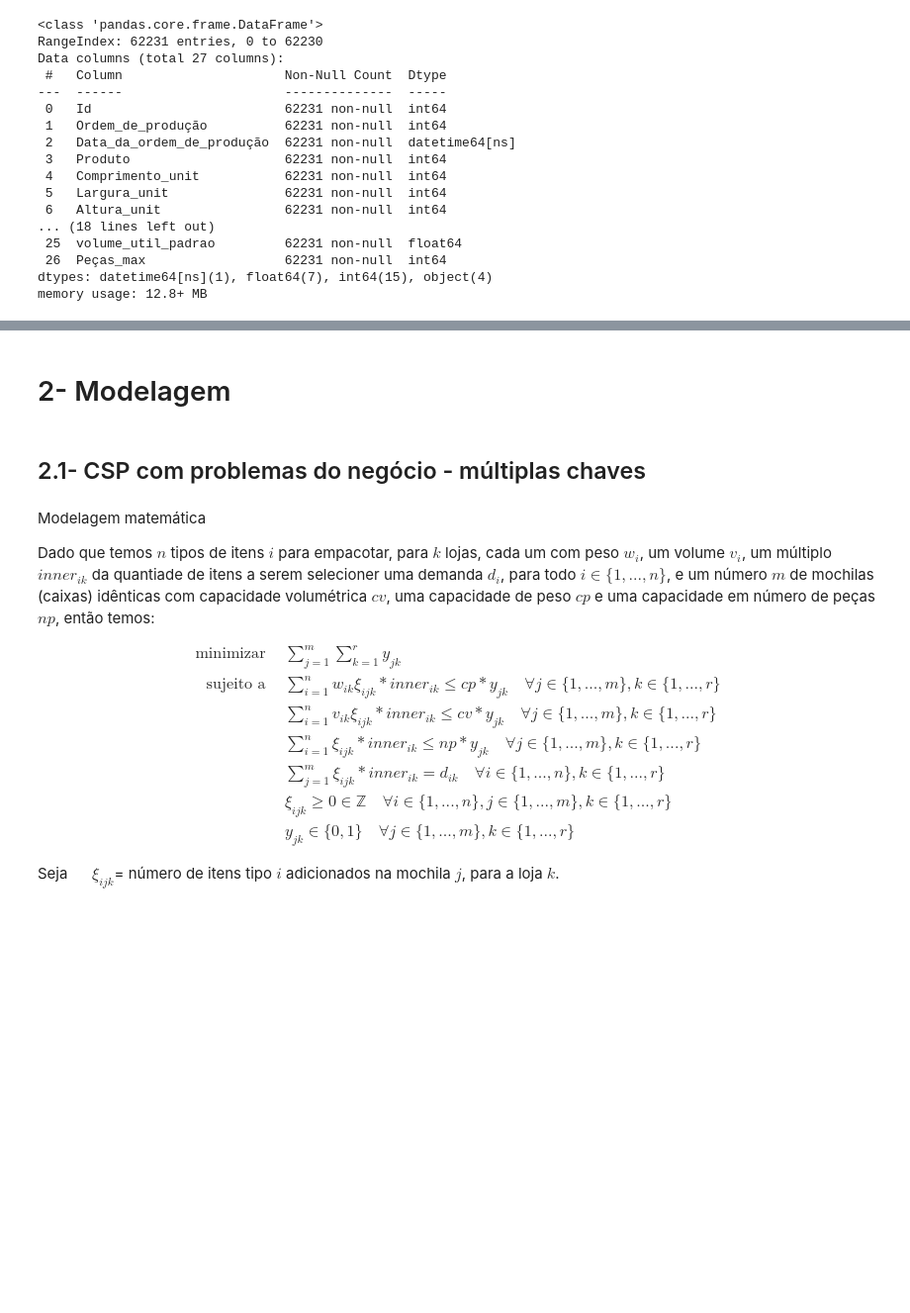
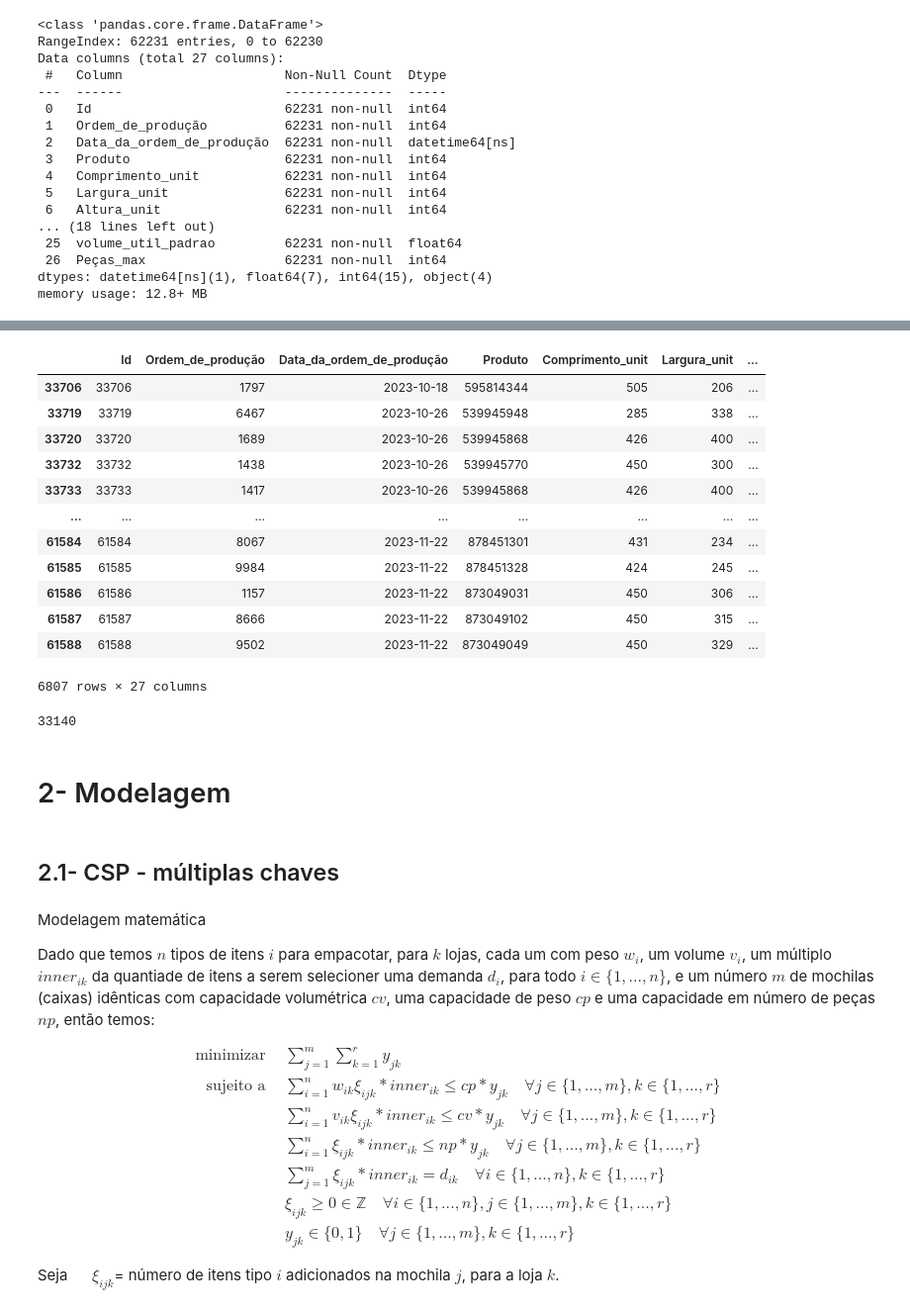
Before and after one commit to CandaPin/Resolucao_Problemas, a Jupyter notebook: 02-Notebook/Modelo_exato/02.2.0-cqavp-AMPL-Bin_packing_revisão_pre-processamento.ipynb, the cells around one changed output, grey strips where cells are left out. Shown at 99% size. Saved outputs shown, nothing was run; the diff lists cells and outputs as text; code cells hidden in the pictures; blank space fills up the shorter version.

```diff
--- a/02-Notebook/Modelo_exato/02.2-cqavp-AMPL-Bin_packing_revisão_pre-processamento.ipynb
+++ b/02-Notebook/Modelo_exato/02.2.0-cqavp-AMPL-Bin_packing_revisão_pre-processamento.ipynb
@@ -241,7 +296,27 @@ memory usage: 12.8+ MB
+# %%
+df_process_capacitado.query(f"chave_loja_buffer_onda in ({lojas_selecionadas_maiores})")
+# %% [output]
+|  | Id | Ordem_de_produção | Data_da_ordem_de_produção | Produto | Comprimento_unit | Largura_unit | ... |
+| 33706 | 33706 | 1797 | 2023-10-18 | 595814344 | 505 | 206 | ... |
+| 33719 | 33719 | 6467 | 2023-10-26 | 539945948 | 285 | 338 | ... |
+| 33720 | 33720 | 1689 | 2023-10-26 | 539945868 | 426 | 400 | ... |
+| 33732 | 33732 | 1438 | 2023-10-26 | 539945770 | 450 | 300 | ... |
+| 33733 | 33733 | 1417 | 2023-10-26 | 539945868 | 426 | 400 | ... |
+| ... | ... | ... | ... | ... | ... | ... | ... |
+| 61584 | 61584 | 8067 | 2023-11-22 | 878451301 | 431 | 234 | ... |
+| 61585 | 61585 | 9984 | 2023-11-22 | 878451328 | 424 | 245 | ... |
+| 61586 | 61586 | 1157 | 2023-11-22 | 873049031 | 450 | 306 | ... |
+| 61587 | 61587 | 8666 | 2023-11-22 | 873049102 | 450 | 315 | ... |
+| 61588 | 61588 | 9502 | 2023-11-22 | 873049049 | 450 | 329 | ... |
+6807 rows × 27 columns
+# %%
+df_process_capacitado.query(f"chave_loja_buffer_onda in ({lojas_selecionadas_maiores})")['Peças'].sum()
+# %% [output]
+33140
 # %% [markdown]
 # 2- Modelagem
 # %% [markdown]
-## 2.1- CSP com problemas do negócio - múltiplas chaves
+## 2.1- CSP - múltiplas chaves
 # %% [markdown]
 Modelagem matemática
 
```
Also changed, not shown: parts of 16 cells of this notebook, 4 other files.
